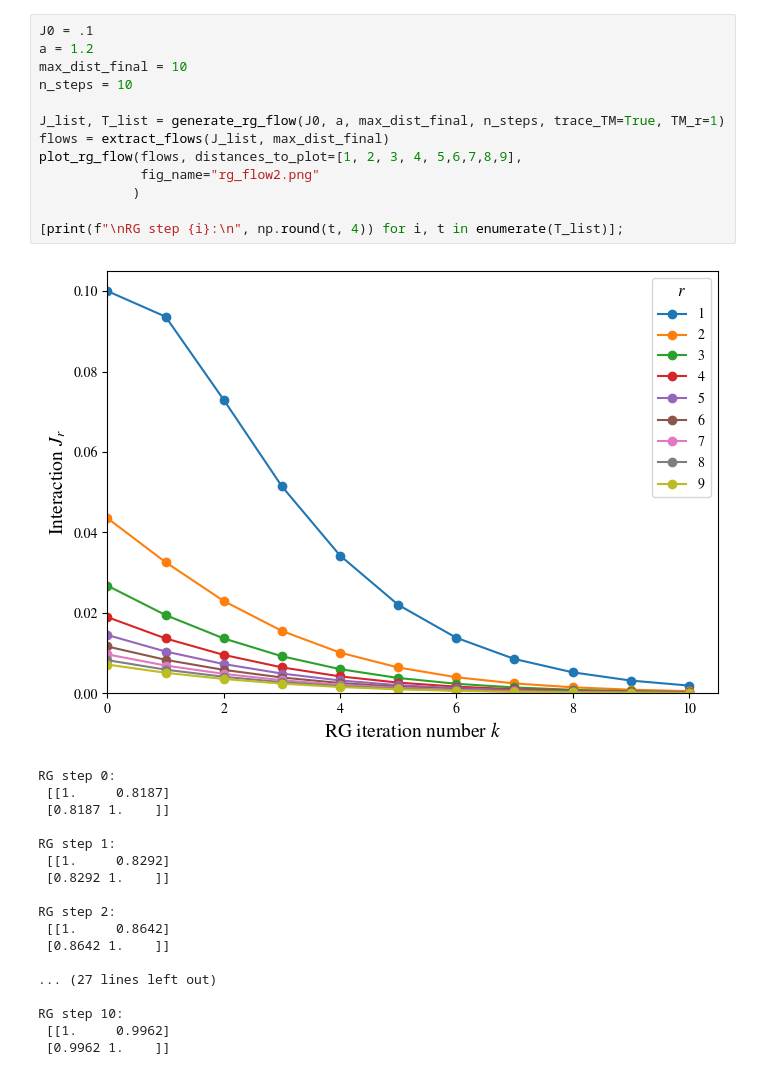
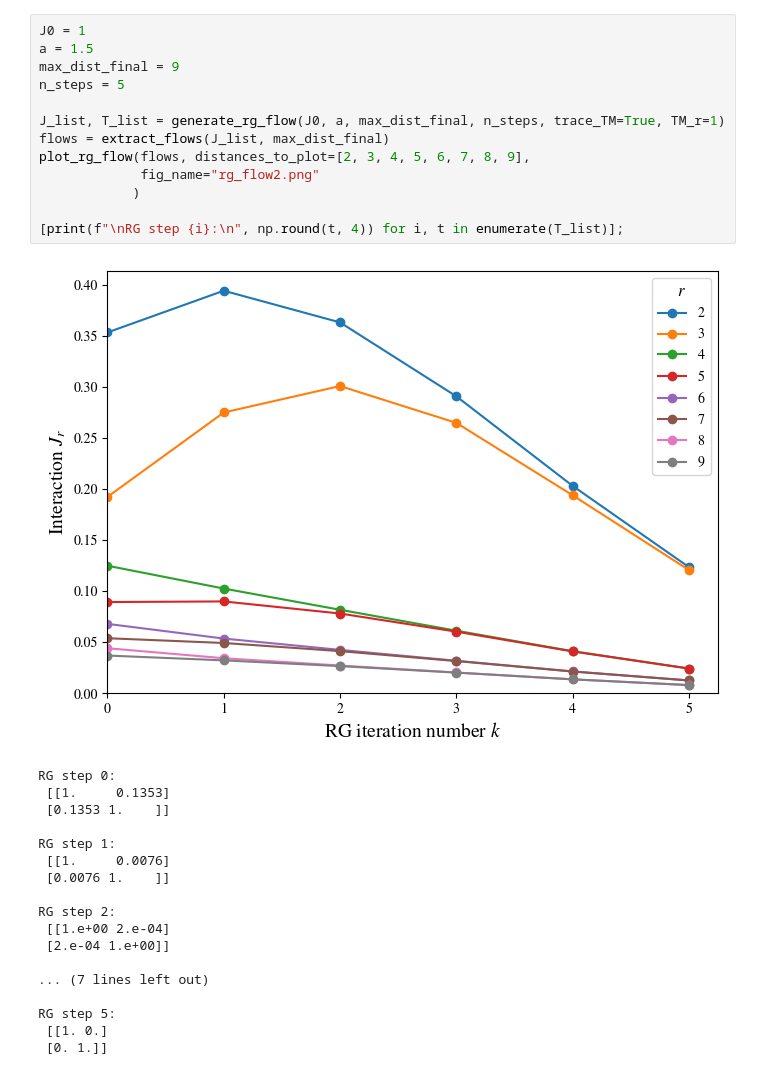
Before and after one commit to erbilcanartun/long-range-ising-chain, a Jupyter notebook: notebooks/rg_flow.ipynb, the cells around one changed output. Drawn from its saved outputs; the diff is of its cells as text.

```diff
--- a/notebooks/rg_flow.ipynb
+++ b/notebooks/rg_flow.ipynb
@@ -85,32 +86,32 @@ def plot_rg_flow(flows, distances_to_plot=None, fig_name=None):
 # %%
-J0 = .1
-a = 1.2
-max_dist_final = 10
-n_steps = 10
+J0 = 1
+a = 1.5
+max_dist_final = 9
+n_steps = 5
 
 J_list, T_list = generate_rg_flow(J0, a, max_dist_final, n_steps, trace_TM=True, TM_r=1)
 flows = extract_flows(J_list, max_dist_final)
-plot_rg_flow(flows, distances_to_plot=[1, 2, 3, 4, 5,6,7,8,9],
+plot_rg_flow(flows, distances_to_plot=[2, 3, 4, 5, 6, 7, 8, 9],
              fig_name="rg_flow2.png"
             )
 
 [print(f"\nRG step {i}:\n", np.round(t, 4)) for i, t in enumerate(T_list)];
 # %% [output]
-[figure, old version]
+[figure, new version]
 RG step 0:
- [[1.     0.8187]
- [0.8187 1.    ]]
+ [[1.     0.1353]
+ [0.1353 1.    ]]
 
 RG step 1:
- [[1.     0.8292]
- [0.8292 1.    ]]
+ [[1.     0.0076]
+ [0.0076 1.    ]]
 
 RG step 2:
- [[1.     0.8642]
- [0.8642 1.    ]]
+ [[1.e+00 2.e-04]
+ [2.e-04 1.e+00]]
 
-... (27 lines left out)
+... (7 lines left out)
 
-RG step 10:
- [[1.     0.9962]
- [0.9962 1.    ]]
+RG step 5:
+ [[1. 0.]
+ [0. 1.]]
```
Also changed, not shown: parts of 2 cells of this notebook, 4 other files.
